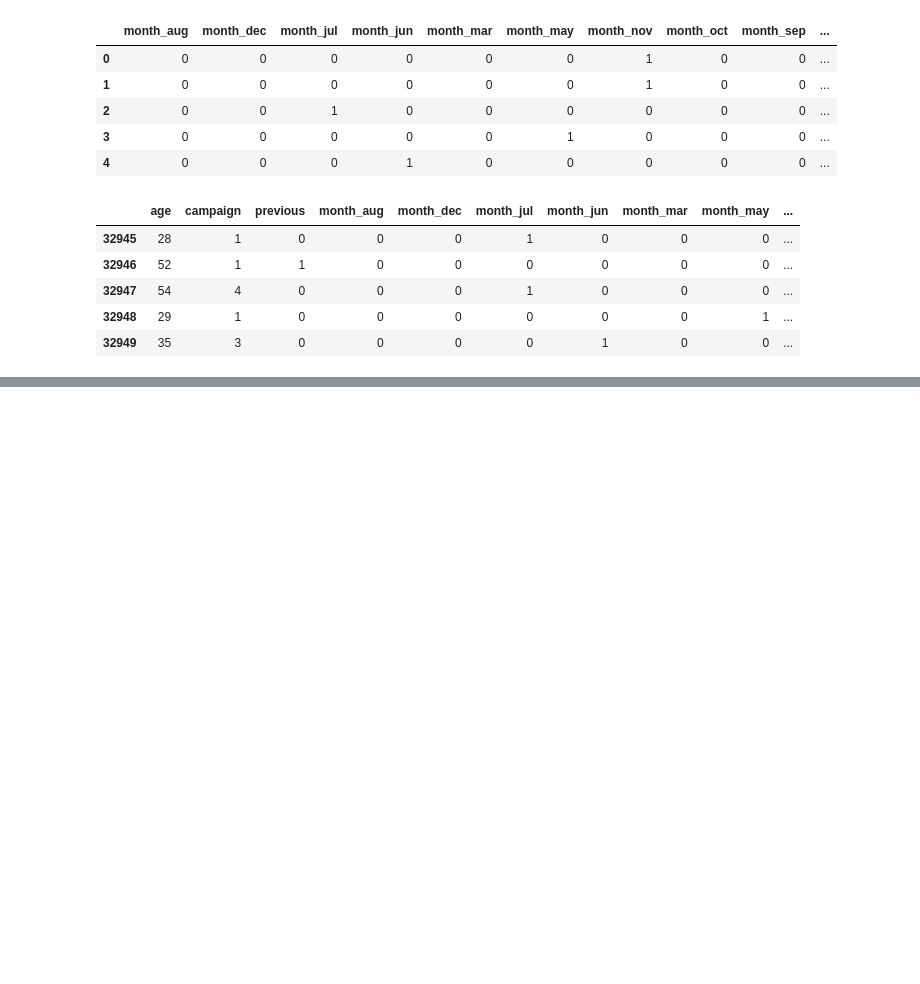
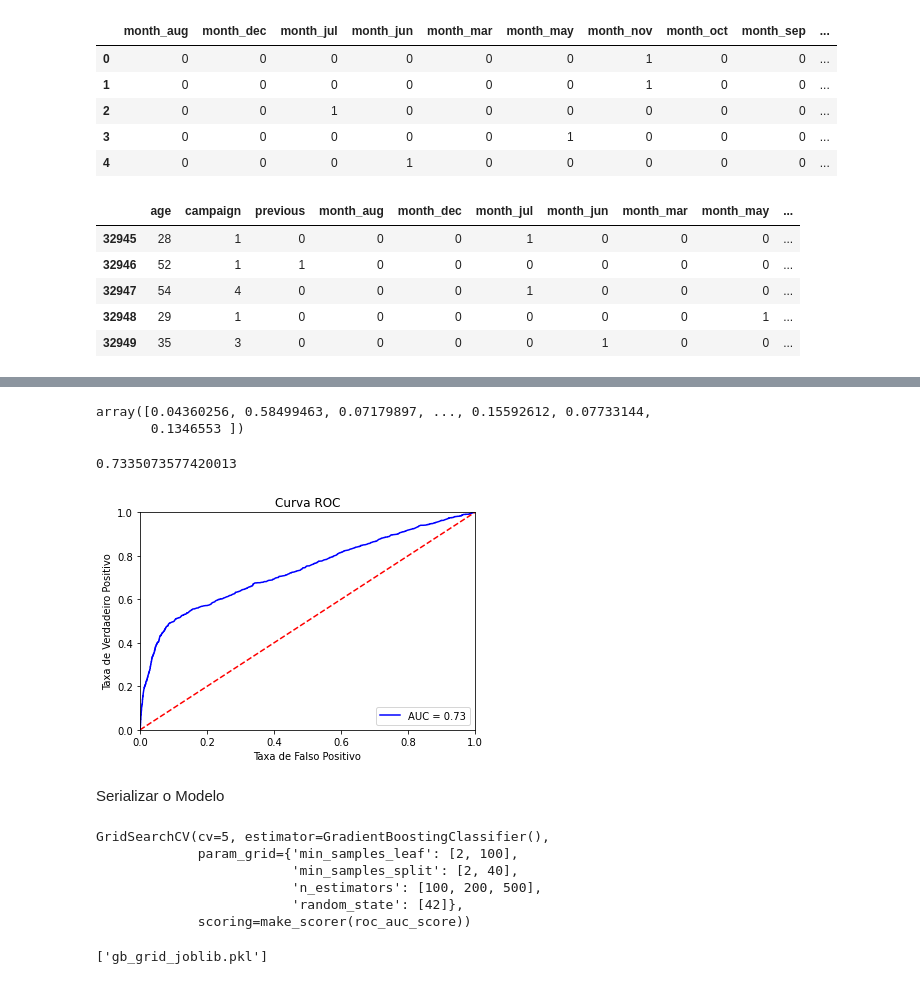
Before and after one commit to BrunoFlauzinoDS/Estudos_Data_Science, a Jupyter notebook: Módulo_5_Modelagem_Classificação.ipynb, the cells around one changed output, grey strips where cells are left out. Cells and saved outputs as stored; diff of their text form; code cells hidden in the pictures; blank space fills up the shorter version.

```diff
--- a/Módulo_5_Modelagem_Classificação.ipynb
+++ b/Módulo_5_Modelagem_Classificação.ipynb
@@ -354,0 +679,3 @@ explicativas_modelagem.tail()
+# %%
+probs = gb_grid.predict_proba(x_teste)
+probs
@@ -354,0 +690,31 @@ explicativas_modelagem.tail()
+# %%
+preds = probs[:, 1]
+preds
+# %% [output]
+array([0.04360256, 0.58499463, 0.07179897, ..., 0.15592612, 0.07733144,
+       0.1346553 ])
+# %%
+taxa_falso_positivo, taxa_verdadeiro_positivo, threshold = roc_curve(y_teste, preds)
+# %%
+roc_auc = auc(taxa_falso_positivo, taxa_verdadeiro_positivo)
+# %%
+roc_auc
+# %% [output]
+0.7335073577420013
+# %%
+plt.title("Curva ROC")
+plt.plot(taxa_falso_positivo,
+         taxa_verdadeiro_positivo,
+         'b',
+         label="AUC = %0.2f" % roc_auc)
+plt.legend(loc='lower right')
+plt.plot([0,1], [0,1], 'r--')
+plt.xlim([0,1])
+plt.ylim([0,1])
+plt.ylabel('Taxa de Verdadeiro Positivo')
+plt.xlabel('Taxa de Falso Positivo')
+plt.show()
+# %% [output]
+[figure, added]
+# %% [markdown]
+Serializar o Modelo
@@ -354,0 +724,9 @@ explicativas_modelagem.tail()
+# %%
+gb_grid
+# %% [output]
+GridSearchCV(cv=5, estimator=GradientBoostingClassifier(),
+             param_grid={'min_samples_leaf': [2, 100],
+                         'min_samples_split': [2, 40],
+                         'n_estimators': [100, 200, 500],
+                         'random_state': [42]},
+             scoring=make_scorer(roc_auc_score))
@@ -354,0 +736,4 @@ explicativas_modelagem.tail()
+# %%
+joblib.dump(gb_grid, 'gb_grid_joblib.pkl')
+# %% [output]
+['gb_grid_joblib.pkl']
```
Also changed, not shown: parts of 81 cells of this notebook.
